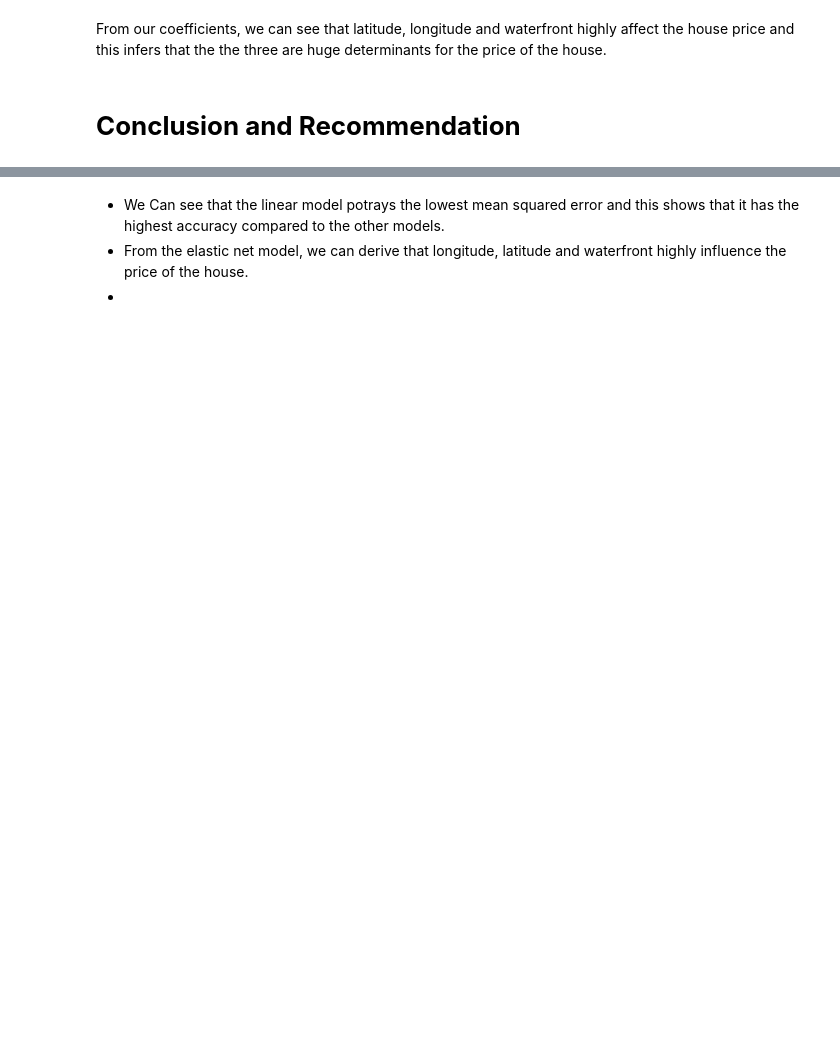
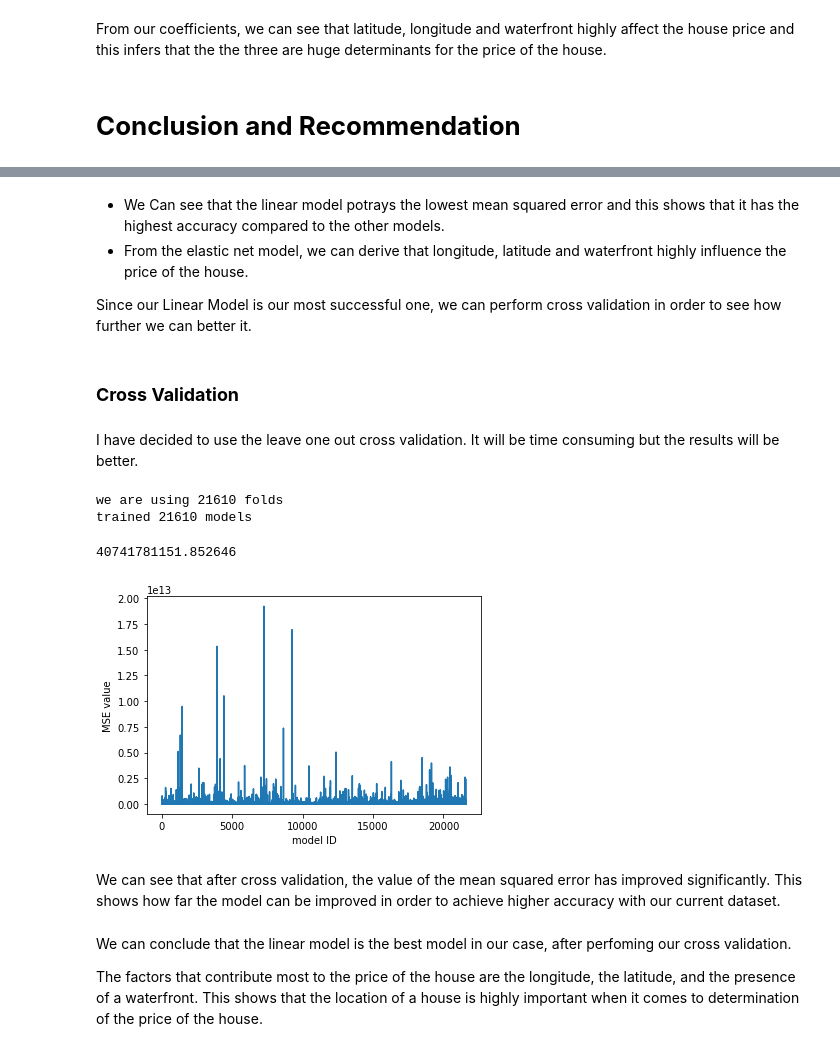
Before and after one commit to Mumo-vicky/House-Prices-Prediction, a Jupyter notebook: House_Prices_Prediction.ipynb, the cells around one changed output, grey strips where cells are left out. Saved outputs shown, nothing was run; the diff lists cells and outputs as text; code cells hidden in the pictures; blank space fills up the shorter version.

```diff
--- a/House_Prices_Prediction.ipynb
+++ b/House_Prices_Prediction.ipynb
@@ -636,17 +681,15 @@ print("lasso coef:", las_reg.coef_)
 # %%
+# Building the Lasso regression and choosing the regularization parameter with the help of GridSearch.
 import warnings
 warnings.filterwarnings("ignore")
-
+#splitting the data and fitting the model.
+#displaying various measures for the data(score, parameters, mse and the best estimator coefficients.)
 x4_train, x4_test, y4_train, y4_test = train_test_split(x4, y4, test_size=0.2, random_state=100)
 parameters = {'alpha': np.concatenate((np.arange(0.1,2,0.1), np.arange(2, 5, 0.5), np.arange(5, 25, 1)))}
 
-#linear = linear_model.LinearRegression()
-#lasso = linear_model.Lasso()
 grid_las_reg = GridSearchCV(las_reg, parameters, scoring ='r2')
 
-# Fitting models and print the best parameters, R-squared scores, MSE, and coefficients
 grid_las_reg.fit(x4_train, y4_train)
-lin_reg.fit(x4_train, y4_train)
 print("lasso best parameters:", grid_las_reg.best_params_)
 print("lasso score:", grid_las_reg.score(x4_test, y4_test))
 print("lasso MSE:", mean_squared_error(y4_test, grid_las_reg.predict(x4_test)))
@@ -706,4 +802,58 @@ print("The mean squared error for the elastic net regression is:",ela_reg_mse)
 # %% [markdown]
 * We Can see that the linear model potrays the lowest mean squared error and this shows that it has the highest accuracy compared to the other models.
 * From the elastic net model, we can derive that longitude, latitude and waterfront highly influence the price of the house.
-*
+
+Since our Linear Model is our most successful one, we can perform cross validation in order to see how further we can better it.
+# %% [markdown]
+### **Cross Validation**
+# %% [markdown]
+I have decided to use the leave one out cross validation. It will be time consuming but the results will be better.
+# %%
+from sklearn.model_selection import LeaveOneOut
+
+# We will use the same independent variables for this
+X = data[independent].values
+Y= data[dependent].values
+
+folds = LeaveOneOut()
+
+print('we are using ' +str(folds.get_n_splits(X)) + ' folds')
+
+MSES = [] # We will use this array to keep track of the RSME of each model
+count = 0
+for train_index, test_index in folds.split(X):
+
+  # set up the train and test based on the split determined by KFold
+  # With 5 folds, we will end up with 80% of our data in the training set, and 20% in the test set, just as above
+  X_train, X_test = X[train_index], X[test_index]
+  Y_train, Y_test = Y[train_index], Y[test_index]
+
+  # fitting the linear model
+  lin_reg.fit(X_train, Y_train)
+
+  # assess the accuraccy of the model
+  Y_pred = lin_reg.predict(X_test)
+
+  mse_value =  (metrics.mean_squared_error(Y_test, Y_pred))
+  MSES.append(mse_value)
+
+  count = count + 1
+print('trained ' + str(count) + ' models' )
+np.mean(MSES)
+# %% [output]
+we are using 21610 folds
+trained 21610 models
+40741781151.852646
+# %%
+plt.plot(MSES)
+plt.ylabel('MSE value')
+plt.xlabel('model ID')
+plt.show()
+# %% [output]
+[figure, added]
+# %% [markdown]
+We can see that after cross validation, the value of the mean squared error has improved significantly. This shows how far the model can be improved in order to achieve higher accuracy with our current dataset.
+# %% [markdown]
+We can conclude that the linear model is the best model in our case, after perfoming our cross validation.
+
+The factors that contribute most to the price of the house are the longitude, the latitude, and the presence of a waterfront. This shows that the location of a house is highly important when it comes to determination of the price of the house.
```
Also changed, not shown: parts of 39 cells of this notebook.
